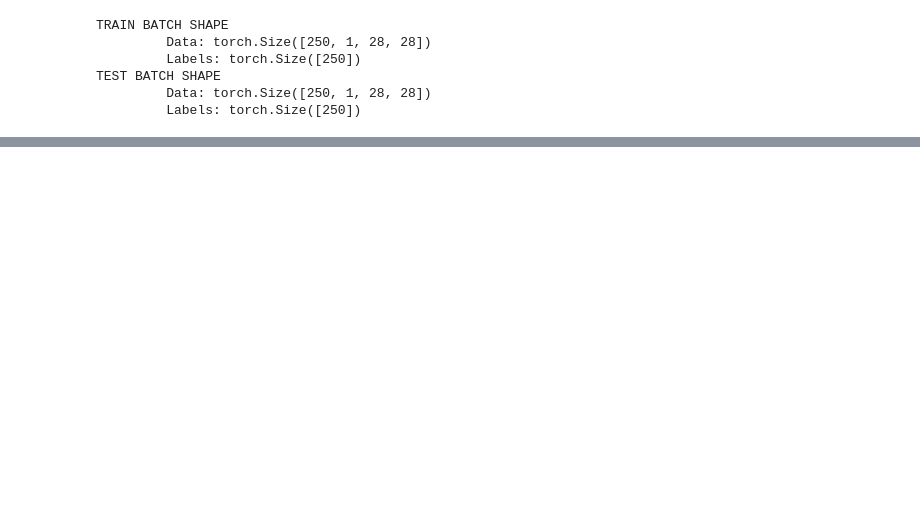
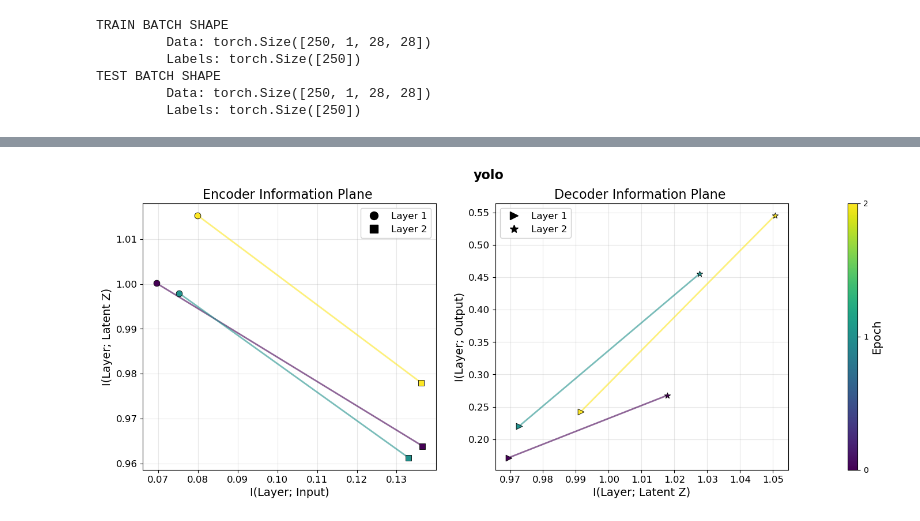
Before and after one commit to FrancescoLR02/InformationTheoryProject, a Jupyter notebook: Restyle.ipynb, the cells around one changed output, grey strips where cells are left out. Cells and saved outputs as stored; diff of their text form; code cells hidden in the pictures; blank space fills up the shorter version.

```diff
--- a/Restyle.ipynb
+++ b/Restyle.ipynb
@@ -651,19 +200,0 @@ for exp in base_experiments:
-# %%
-# 1. Definisci Esperimento Quantizzato
-quantized_experiments = [
-    ExperimentConfig(
-        name="Exp_Quantized_4bit",
-        model_params={
-            "inputDim": 784, "hiddenDim": [400, 200], "latentDim": 20, "temperature": 1.0
-        },
-        train_params={"lr": 1e-3, "epochs": 2},
-        mi_params={"method": "kde", "sigma": 0.5},
-        # ATTIVAZIONE QUANTIZZAZIONE
-        quantization_params={"enabled": True, "n_bits": 4}
-    )
-]
-
-# 2. Esegui Training Quantizzato
-quant_results = {}
-for exp in quantized_experiments:
-    quant_results[exp.name] = trainer.run(exp)
@@ -991,12 +505,10 @@ experiments_list = [
     # CASE A: Simple Model (Just Training)
     ExperimentConfig(
         name="Baseline_Model",
-        model_params={
-            "input_dim": 784, "hidden_dims": [400], "latent_dim": 20,
-            "temperature": 1.0, "binarize": "none"
-        },
-        train_params={"lr": 1e-3, "epochs": 10},
-        mi_params={"method": "kraskov", "n_neig": 3},
+        model_params={"inputDim": 784, "hiddenDim": [400,200], "latentDim": 20,
+            "temperature": 1.0, "binarize": "no"},
+        train_params={"lr": 1e-3, "epochs": 3},
+        mi_params={"method": "kde", "sigma": 1},
         # No quantization, No channel analysis
         quantization_params=None,
         channel_analysis_params=None
@@ -1005,12 +517,10 @@ experiments_list = [
     # CASE B: Quantized Model + Noise Analysis
     ExperimentConfig(
         name="Quantized_4bit_Bitflip",
-        model_params={
-            "input_dim": 784, "hidden_dims": [400], "latent_dim": 20,
-            "temperature": 1.0, "binarize": "none"
-        },
-        train_params={"lr": 1e-3, "epochs": 15},
-        mi_params={"method": "kde", "sigma": 0.5},
+        model_params={"inputDim": 784, "hiddenDim": [400,200], "latentDim": 20,
+            "temperature": 1.0, "binarize": "no"},
+        train_params={"lr": 1e-3, "epochs": 3},
+        mi_params={"method": "kde", "sigma": 1},
 
         # Enable Quantization (4-bit)
         quantization_params={"enabled": True, "n_bits": 4},
@@ -1029,0 +580,6 @@ for exp in experiments_list:
+# %%
+mi_variable = results_db["Quantized_4bit_Bitflip"]["mi_history"]
+# %%
+PlotInfoPlane(mi_variable.encoder, mi_variable.decoder, start_epoch=0, end_epoch=3, Step=1, suptitle="yolo")
+# %% [output]
+[figure, added]
```
Also changed, not shown: parts of 25 cells of this notebook.
